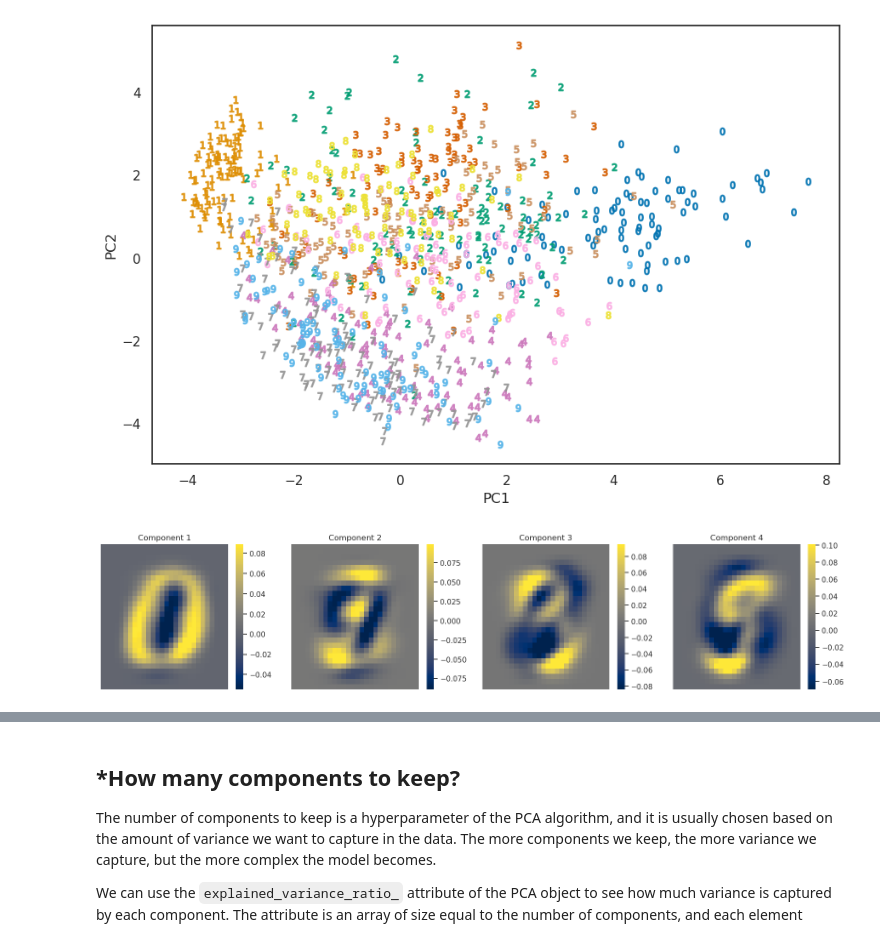
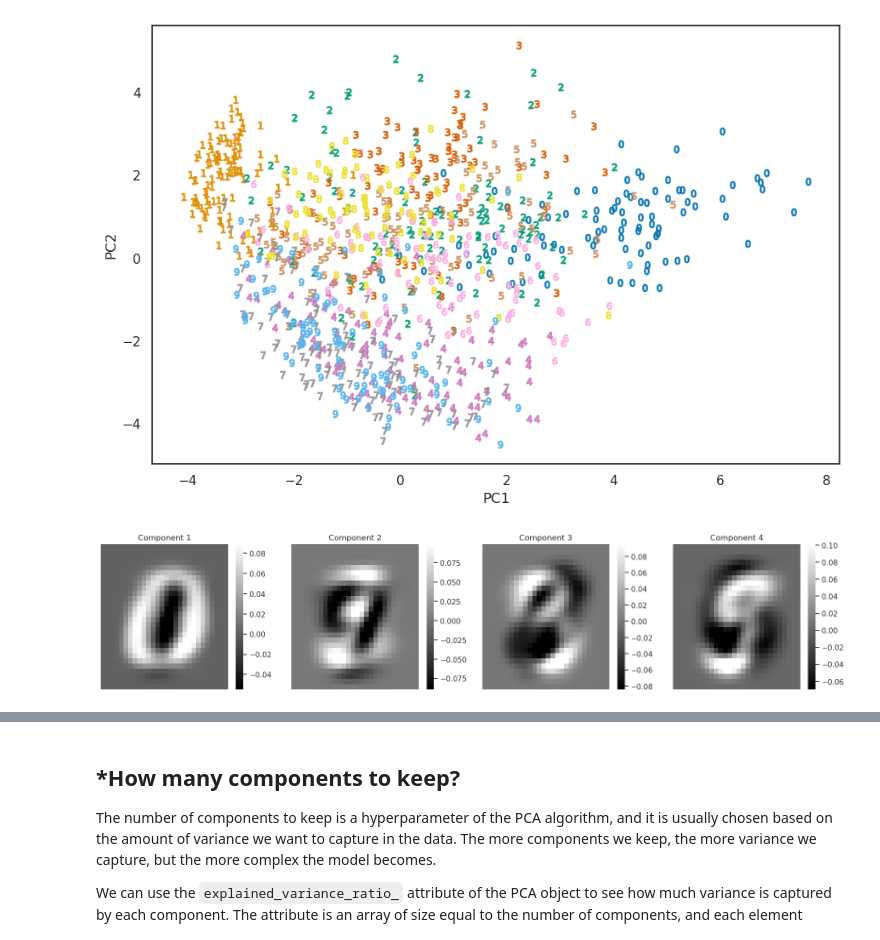
Before and after one commit to hubertrybka/pum-24, a Jupyter notebook: lab4-2.ipynb, the cells around one changed output, grey strips where cells are left out. Drawn from its saved outputs; the diff is of its cells as text; code cells hidden in the pictures.

```diff
--- a/lab4-2.ipynb
+++ b/lab4-2.ipynb
@@ -108,15 +110,15 @@ sns.despine(right=False, top=False)
 # %%
 # show the first 4 principal components side by side
 
 first_components = pca.components_[:4] # take the first 4 components
 
 plt.figure(figsize=(20, 4))
 for i, component in enumerate(first_components):
     plt.subplot(1, 4, i+1)
-    sns.heatmap(component.reshape(28, 28), cmap='cividis', xticklabels=False, yticklabels=False, robust=True)
+    sns.heatmap(component.reshape(28, 28), cmap='gray', xticklabels=False, yticklabels=False, robust=True)
     plt.title(f"Component {i+1}")
 # %% [output]
-[figure, old version]
+[figure, new version]
 # %% [markdown]
 ## Exercise 1: Reconstructing images from principal components (1 point)
 
```
Also changed, not shown: parts of 2 cells of this notebook.
